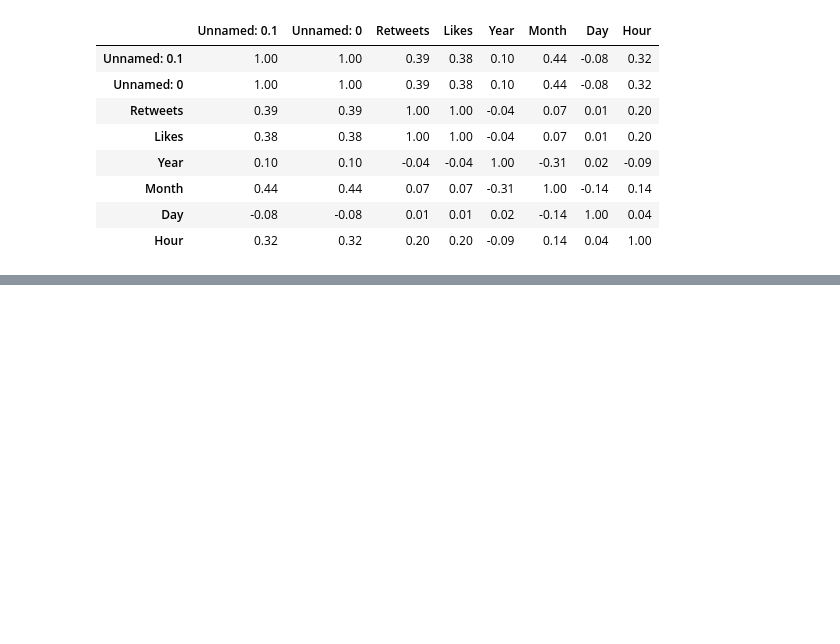
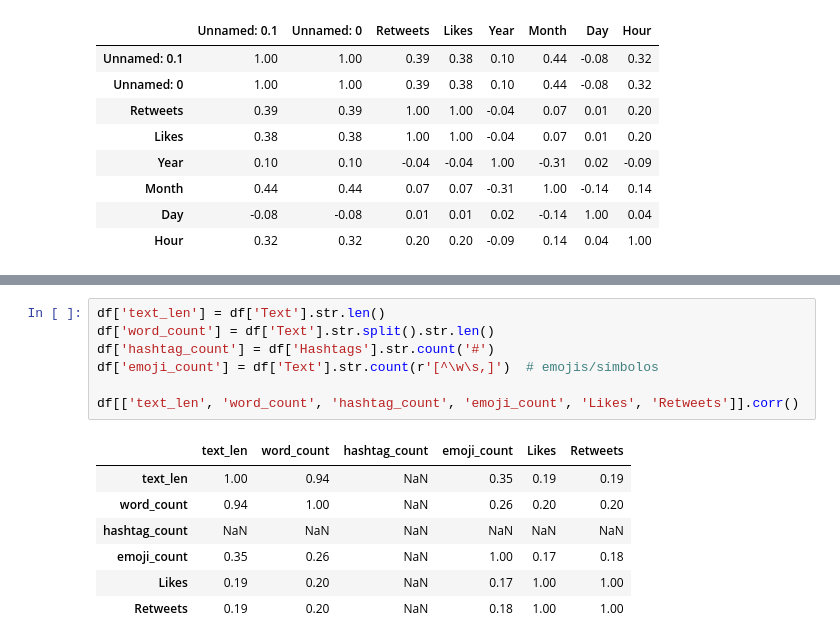
Before and after one commit to Eros-Carrasco/social-media-sentiment-insights, a Jupyter notebook: notebooks/TestEDA_Eros.ipynb, the cells around one changed output, grey strips where cells are left out. Drawn from its saved outputs; the diff is of its cells as text; blank space fills up the shorter version.

```diff
--- a/notebooks/TestEDA_Eros.ipynb
+++ b/notebooks/TestEDA_Eros.ipynb
@@ -180,0 +197,15 @@ df_corr.style.format("{:.2f}").background_gradient(cmap="magma")
+# %%
+df['text_len'] = df['Text'].str.len()
+df['word_count'] = df['Text'].str.split().str.len()
+df['hashtag_count'] = df['Hashtags'].str.count('#')
+df['emoji_count'] = df['Text'].str.count(r'[^\w\s,]')  # emojis/símbolos
+
+df[['text_len', 'word_count', 'hashtag_count', 'emoji_count', 'Likes', 'Retweets']].corr()
+# %% [output]
+|  | text_len | word_count | hashtag_count | emoji_count | Likes | Retweets |
+| text_len | 1.00 | 0.94 | NaN | 0.35 | 0.19 | 0.19 |
+| word_count | 0.94 | 1.00 | NaN | 0.26 | 0.20 | 0.20 |
+| hashtag_count | NaN | NaN | NaN | NaN | NaN | NaN |
+| emoji_count | 0.35 | 0.26 | NaN | 1.00 | 0.17 | 0.18 |
+| Likes | 0.19 | 0.20 | NaN | 0.17 | 1.00 | 1.00 |
+| Retweets | 0.19 | 0.20 | NaN | 0.18 | 1.00 | 1.00 |
```
Also changed, not shown: parts of 8 cells of this notebook.
